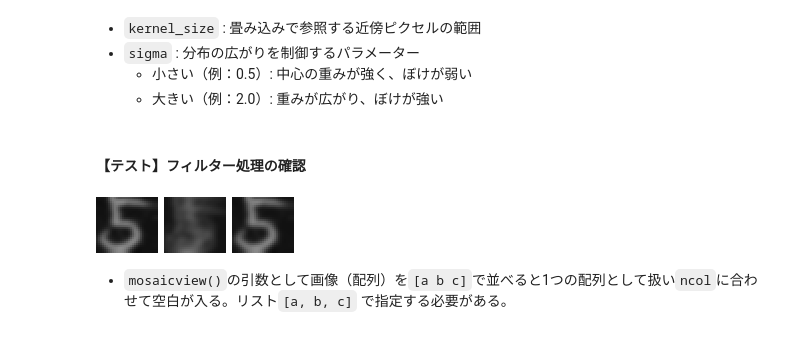
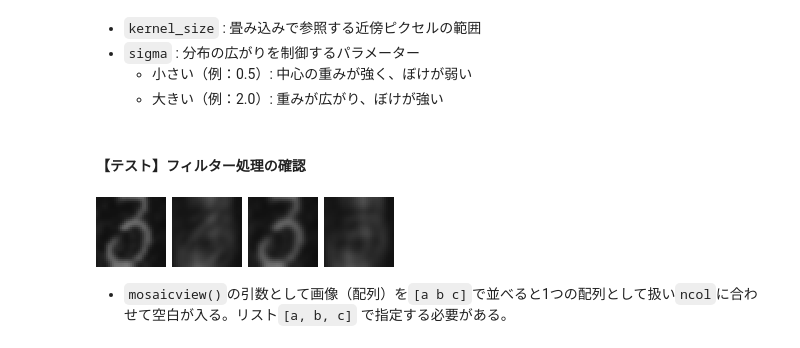
Before and after one commit to SW-yo/OhMyJulia, a Jupyter notebook: Pattern_recognition/etl1_01_normalNN.ipynb, the cells around one changed output. Saved outputs shown, nothing was run; the diff lists cells and outputs as text; code cells hidden in the pictures.

```diff
--- a/Pattern_recognition/etl1_01_normalNN.ipynb
+++ b/Pattern_recognition/etl1_01_normalNN.ipynb
@@ -68,7 +70,7 @@ function read_etl1(filepath)
             end
 
             # 63×64にreshape（行優先）してGray画像に
-            mat = transpose(reshape(pixels[1:63*64], 64, 63))
+            mat = transpose(reshape(pixels[1:64*63], 64, 63))
             img = Gray{N0f8}.(mat ./ 255)   # 256階調のグレースケール
             # img = Gray{Bool}.(mat .> 128)   # 2値化
 
@@ -312,9 +336,10 @@ img_cutting_mat (generic function with 1 method)
 #### 【テスト】切り抜きの確認
 # %%
 # 対象サンプル
-n = 8249
+# n = 8249
+n = 5490
 # 切り抜き
-cutting_image = img_cutting_grey(records[n].image)[1]   # グレースケールの切り抜き
+cutting_image = img_cutting_gray(records[n].image)[1]   # グレースケールの切り抜き
 cutting_mat = img_cutting_mat(records[n].mat)[1]    # オリジナルで切り抜き
 # imshow(records[n].image)
 # save("etl1_no_cutting.png", records[n].image)
@@ -322,6 +347,7 @@ cutting_mat = img_cutting_mat(records[n].mat)[1]    # オリジナルで切り
 # save("etl1_cutting.png", cutting_image)
 # img出力用加工
 output_image = imresize(cutting_image, size(records[n].image))
-[records[n].image output_image]
+output_mat = imresize(Gray{N0f8}.(cutting_mat ./ 255), size(records[n].image))
+[records[n].image output_image output_mat]
 # [records[n].image ; resize_image]
 # %% [output]
@@ -344,7 +370,7 @@ typeof(img_f) = Matrix{Float64}
 Matrix{Float64} (alias for Array{Float64, 2})
 # %%
 # (1) リサイズ
-function img_resize(mat::Matrix{UInt8}, alg=1)
+function img_resize(mat, alg=1)
     #=
     mat⇒
     alg⇒
@@ -461,4 +487,27 @@ function cossin_filter_radial(img, kernel_size=5, sigma=1.0)
     k = cossin_kernel_radial(kernel_size)
     return imfilter(img, k)
 end
+
+# (4)cos-arctanフィルター（中心からの距離で計算）
+# cos-arctanカーネル（中心からの等距離）
+function cosatan_kernel_radial(size, sigma=1.0)
+    k = zeros(size, size)
+    c = size ÷ 2 + 1
+    for i in 1:size
+        for j in 1:size
+            x = i - c
+            y = j - c
+            r = sqrt(x^2 + y^2) / (size * sigma) * 2π
+            k[i, j] = (cos(2 * atan(r)))
+        end
+    end
+    k ./= sum(k)
+    return k
+end
+
+# cos-arctanフィルター（中心からの距離）
+function cosatan_filter_radial(img, kernel_size=5, sigma=1.0)
+    k = cosatan_kernel_radial(kernel_size)
+    return imfilter(img, k)
+end
 # %% [output]
@@ -472,33 +521,36 @@ cossin_filter_radial (generic function with 3 methods)
 #### 【テスト】フィルター処理の確認
 # %%
 # (1)フィルター変数の指定
-kernel_size = 10
+kernel_size = 12
 sigma = 1.0
 
 # (2)フィルター処理
 # img_gaussian = gaussian_filter(records[n].image, kernel_size, sigma)
 # img_cossin_2axis = cossin_filter_2axis(records[n].image, kernel_size, sigma)
 # img_cossin_radial = cossin_filter_radial(records[n].image, kernel_size, sigma)
 img_gaussian = gaussian_filter(resize_image, kernel_size, sigma)
 img_cossin_2axis = cossin_filter_2axis(resize_image, kernel_size, sigma)
 img_cossin_radial = cossin_filter_radial(resize_image, kernel_size, sigma)
+img_cosatan_radial = cosatan_filter_radial(resize_image, kernel_size, sigma)
 
 # (3)グリッドにまとめる
-mosaic_filttering = mosaicview([img_gaussian, img_cossin_2axis, img_cossin_radial], nrow=1, ncol=3, npad=3, fillvalue=Gray(1.0))
+mosaic_filttering = mosaicview([img_gaussian, img_cossin_2axis, img_cossin_radial, img_cosatan_radial], nrow=1, ncol=4, npad=3, fillvalue=Gray(1.0))
 
 # (4)表示
 # imshow(img_gaussian)
 # imshow(img_cossin_2axis)
 # imshow(img_cossin_radial)
-# display([img_gaussian img_cossin_2axis img_cossin_radial])
+# imshow(img_cosatan_radial)
+# display([img_gaussian img_cossin_2axis img_cossin_radial img_cosatan_radial])
 display(collect(mosaic_filttering))
 
 # (5)保存
 # save("etl1_gaussian.png", img_gaussian)
 # save("etl1_cossin_2axis.png", img_cossin_2axis)
 # save("etl1_cossin_radial.png", img_cossin_radial)
+# save("etl1_cosatan_radial.png", img_cosatan_radial)
 save("etl1_fittered.png", mosaic_filttering)
 # %% [output]
-[figure, old version]
+[figure, new version]
 # %% [markdown]
 - `mosaicview()`の引数として画像（配列）を`[a b c]`で並べると1つの配列として扱い`ncol`に合わせて空白が入る。リスト`[a, b, c]` で指定する必要がある。
```
Also changed, not shown: parts of 27 cells of this notebook, 25 other files.
